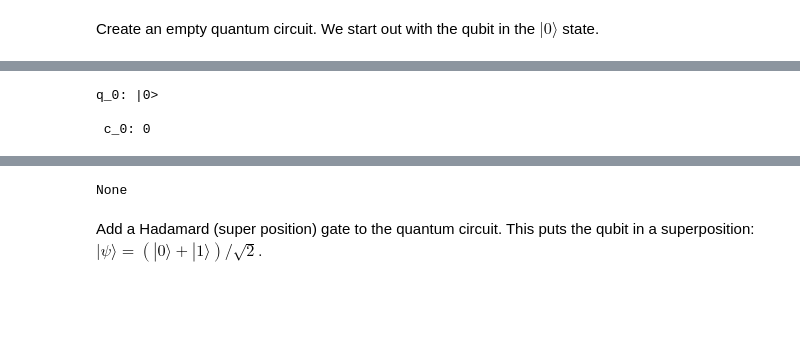
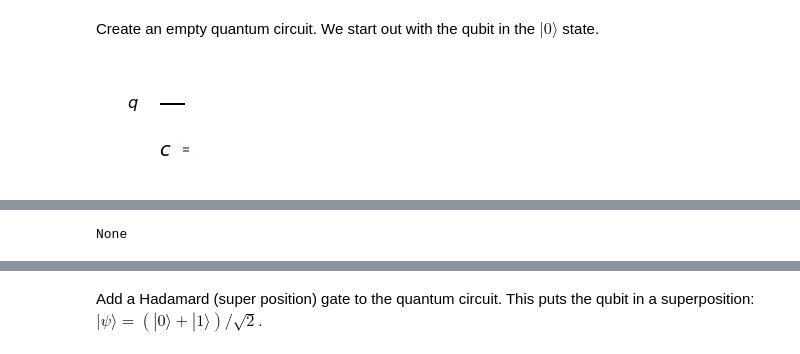
Before and after one commit to ordmoj/qiskit-community-tutorials, a Jupyter notebook: qiskit_advocates/meetups/11_04_19-Hassi_Norlen-McLean/exercise_1_single_qubits_and_superposition.ipynb, the cells around one changed output, grey strips where cells are left out. Cells and saved outputs as stored; diff of their text form; code cells hidden in the pictures; blank space fills up the shorter version.

```diff
--- a/qiskit_advocates/meetups/11_04_19-Hassi_Norlen-McLean/exercise_1_single_qubits_and_superposition.ipynb
+++ b/qiskit_advocates/meetups/11_04_19-Hassi_Norlen-McLean/exercise_1_single_qubits_and_superposition.ipynb
@@ -26,9 +26,10 @@ Create an empty quantum circuit. We start out with the qubit in the $|0\rangle$
 # %%
 qc = QuantumCircuit(1,1)
 
 # Print out the circuit
-print(qc)
+display(qc.draw(output="mpl"))
 
 # Display the Bloch sphere
 get_psi(qc)
 # %% [output]
+[figure, added]
@@ -35,3 +37 @@ get_psi(qc)
-q_0: |0>
-
- c_0: 0
+None
@@ -39,4 +38,3 @@ q_0: |0>
-None
 # %% [markdown]
 Add a Hadamard (super position) gate to the quantum circuit. This puts the qubit in a superposition: $|\psi\rangle = \left(|0\rangle+|1\rangle\right)/\sqrt{2}.$
 # %%
```
Also changed, not shown: parts of 12 cells of this notebook, 8 other files.
